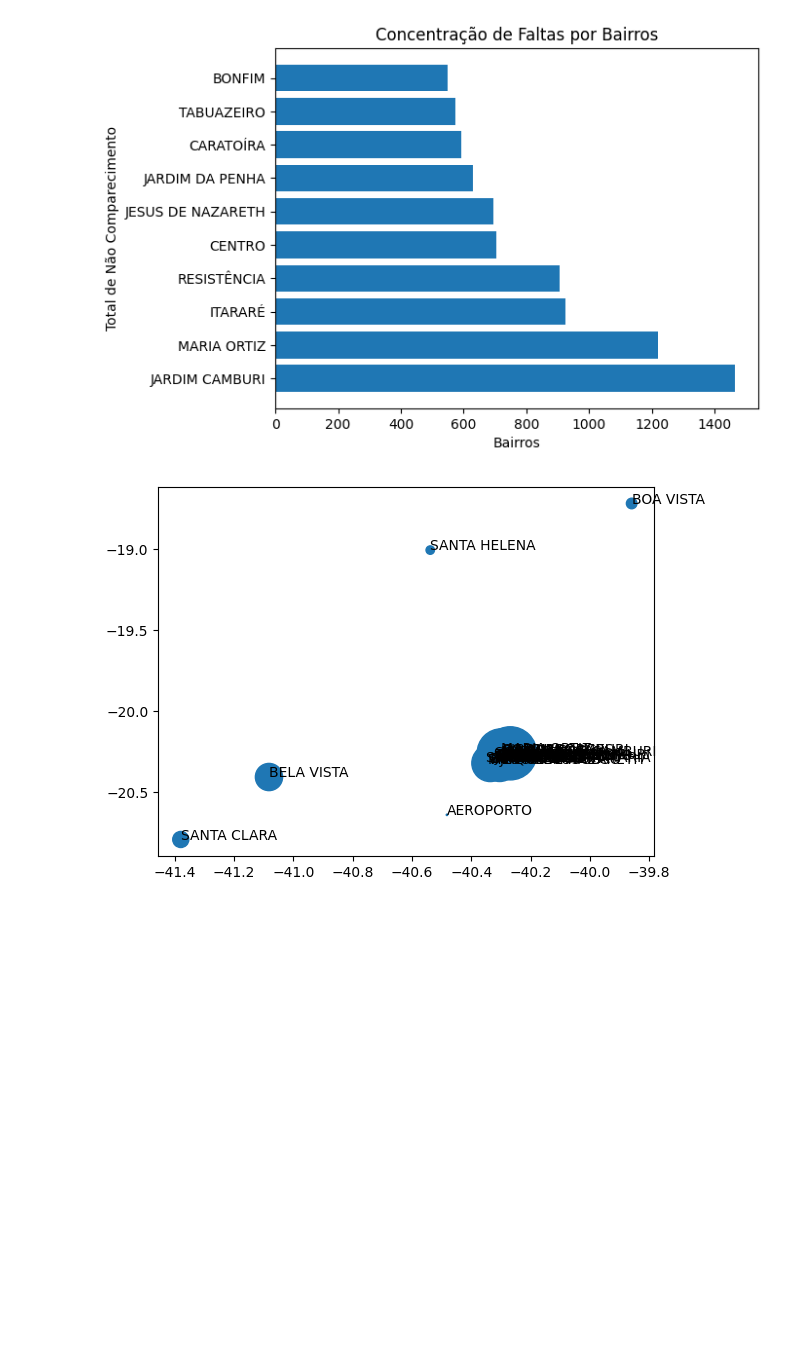
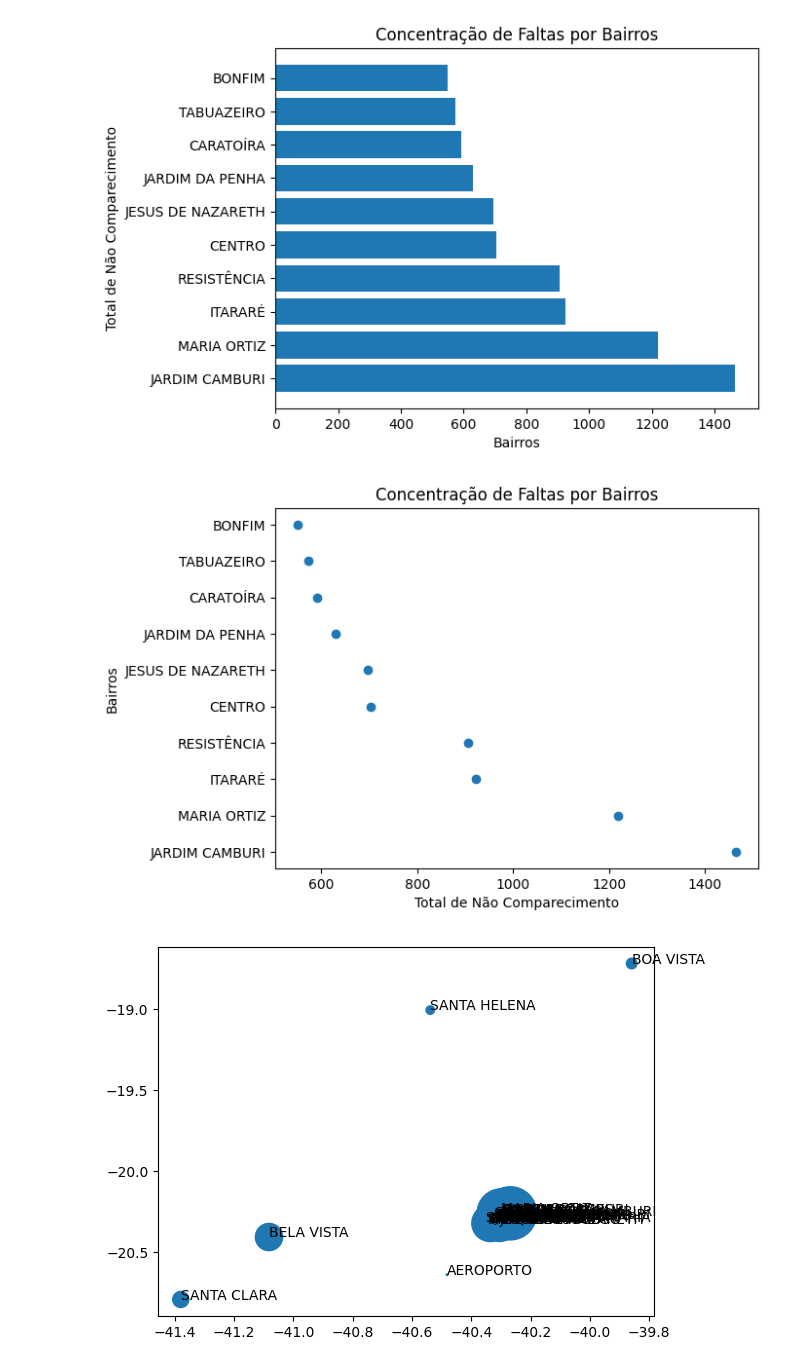
Before and after one commit to VicenteLigiero/POS_PUC, a Jupyter notebook: MVP_PUC_ANLDBP.ipynb, the cells around one changed output. Saved outputs shown, nothing was run; the diff lists cells and outputs as text; code cells hidden in the pictures; blank space fills up the shorter version.

```diff
--- a/MVP_PUC_ANLDBP.ipynb
+++ b/MVP_PUC_ANLDBP.ipynb
@@ -1266,6 +1288,16 @@ plt.xlabel("Bairros")
 plt.ylabel("Total de Não Comparecimento");
 # %% [output]
 [figure]
+# %%
+# Verificando o Total de Não Comparecimento pelos 10 Bairros mais faltantes.
+y=df_10.NO_BAIRRO
+x=df_10.Total
+plt.scatter(x,y)
+plt.title("Concentração de Faltas por Bairros")
+plt.xlabel("Total de Não Comparecimento")
+plt.ylabel("Bairros");
+# %% [output]
+[figure, added]
 # %%
 # Criando o gráfico de bolhas com os dados de Bairro, Latitude, Logitude e Total
 latitudes = df_lg.NU_LATITUDE
```
Also changed, not shown: parts of 12 cells of this notebook.
